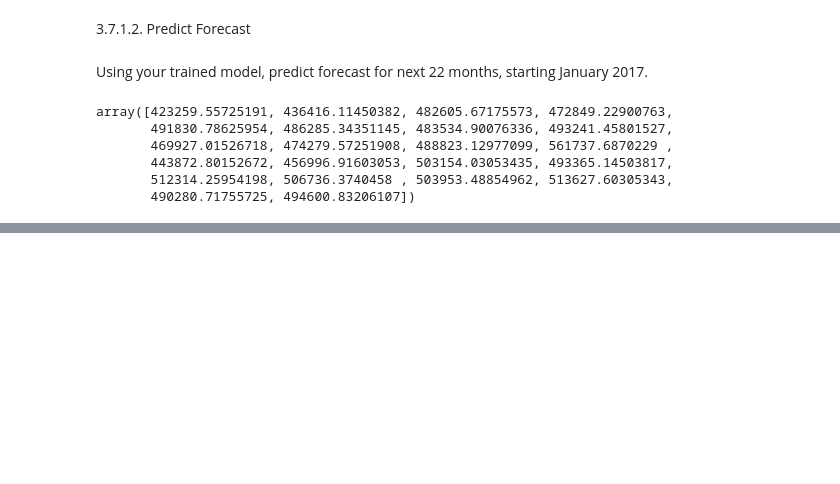
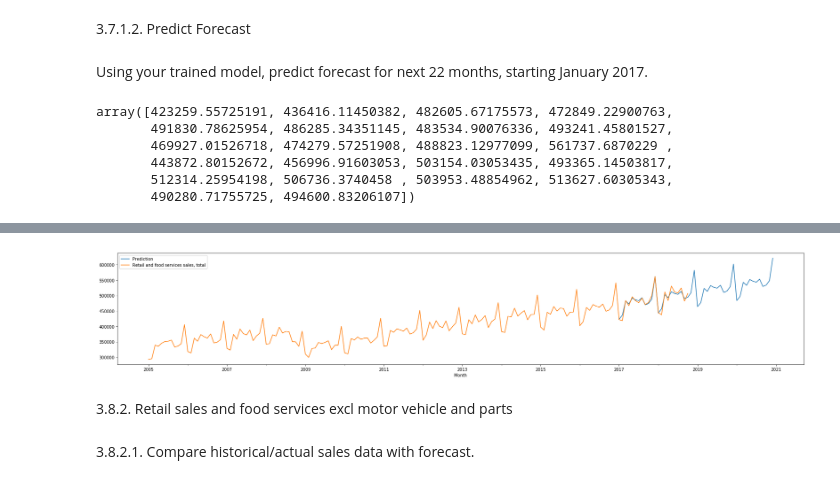
Before and after one commit to mediumworx/analytics, a Jupyter notebook: Forecasting/3_Create_Forecast_using_Python.ipynb, the cells around one changed output, grey strips where cells are left out. Saved outputs shown, nothing was run; the diff lists cells and outputs as text; code cells hidden in the pictures; blank space fills up the shorter version.

```diff
--- a/Forecasting/3_Create_Forecast_using_Python.ipynb
+++ b/Forecasting/3_Create_Forecast_using_Python.ipynb
@@ -545,3 +839,0 @@ array([423259.55725191, 436416.11450382, 482605.67175573, 472849.22900763,
-# %%
-Retail_and_food_services_sales_total_fit.fit(Retail_and_food_services_sales_total_test)
-Retail_and_food_services_sales_total_fit_test = Retail_and_food_services_sales_total_fit.predict(n_periods=22)
@@ -606,0 +1027,7 @@ Retail_and_food_services_sales_total_forecast
+# %%
+Retail_and_food_services_sales_total = monthly_retail_data.filter(items=['Retail and food services sales, total'])
+Retail_and_food_services_sales_total_1 = Retail_and_food_services_sales_total.loc['2005-01-01':'2016-12-01']
+Retail_and_food_services_sales_total_2 = Retail_and_food_services_sales_total.loc['2017-01-01':]
+# %%
+Retail_and_food_services_sales_total_forecast_all = Retail_and_food_services_sales_total_fit.predict(n_periods=48)
+Retail_and_food_services_sales_total_forecast_all
@@ -606,0 +1047,13 @@ Retail_and_food_services_sales_total_forecast
+# %%
+Retail_and_food_services_sales_total_validate_all = pd.DataFrame(Retail_and_food_services_sales_total_forecast_all, index = Retail_and_food_services_sales_total_2.index, columns=['Prediction'])
+Retail_and_food_services_sales_total_validate_all = pd.concat([Retail_and_food_services_sales_total_2, Retail_and_food_services_sales_total_validate_all], axis=1)
+Retail_and_food_services_sales_total_validate_all = Retail_and_food_services_sales_total_1.append(Retail_and_food_services_sales_total_validate_all, sort=True)
+# %%
+Retail_and_food_services_sales_total_validate_all.plot()
+plt.pyplot.show()
+# %% [output]
+[figure, added]
+# %% [markdown]
+3.8.2. Retail sales and food services excl motor vehicle and parts
+# %% [markdown]
+3.8.2.1. Compare historical/actual sales data with forecast.
```
Also changed, not shown: parts of 158 cells of this notebook, 3 other files.
